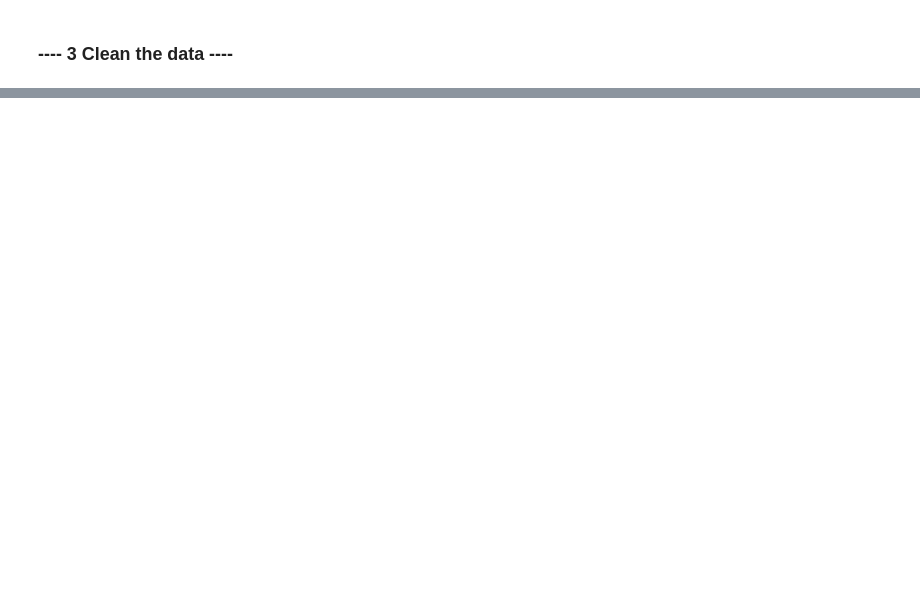
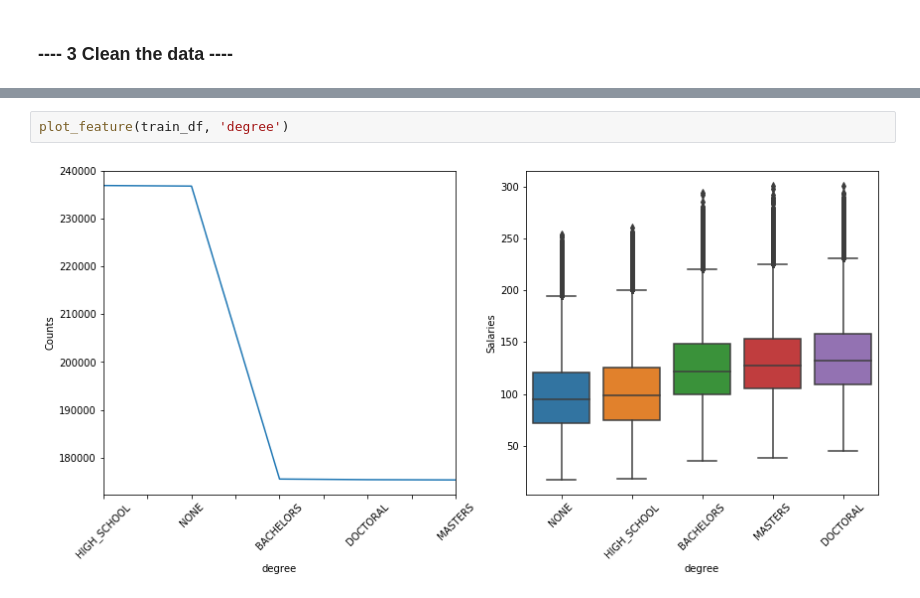
Before and after one commit to Vijay1712/salarypredictionproject, a Jupyter notebook: First Portfolio Project.ipynb, the cells around one changed output, grey strips where cells are left out. Drawn from its saved outputs; the diff is of its cells as text; blank space fills up the shorter version.

```diff
--- a/First Portfolio Project.ipynb
+++ b/First Portfolio Project.ipynb
@@ -92,0 +271,4 @@ We'll skip this step since we don't have the outcomes for the test data
+# %%
+plot_feature(train_df, 'degree')
+# %% [output]
+[figure, added]
```
Also changed, not shown: parts of 60 cells of this notebook, 5 other files.
